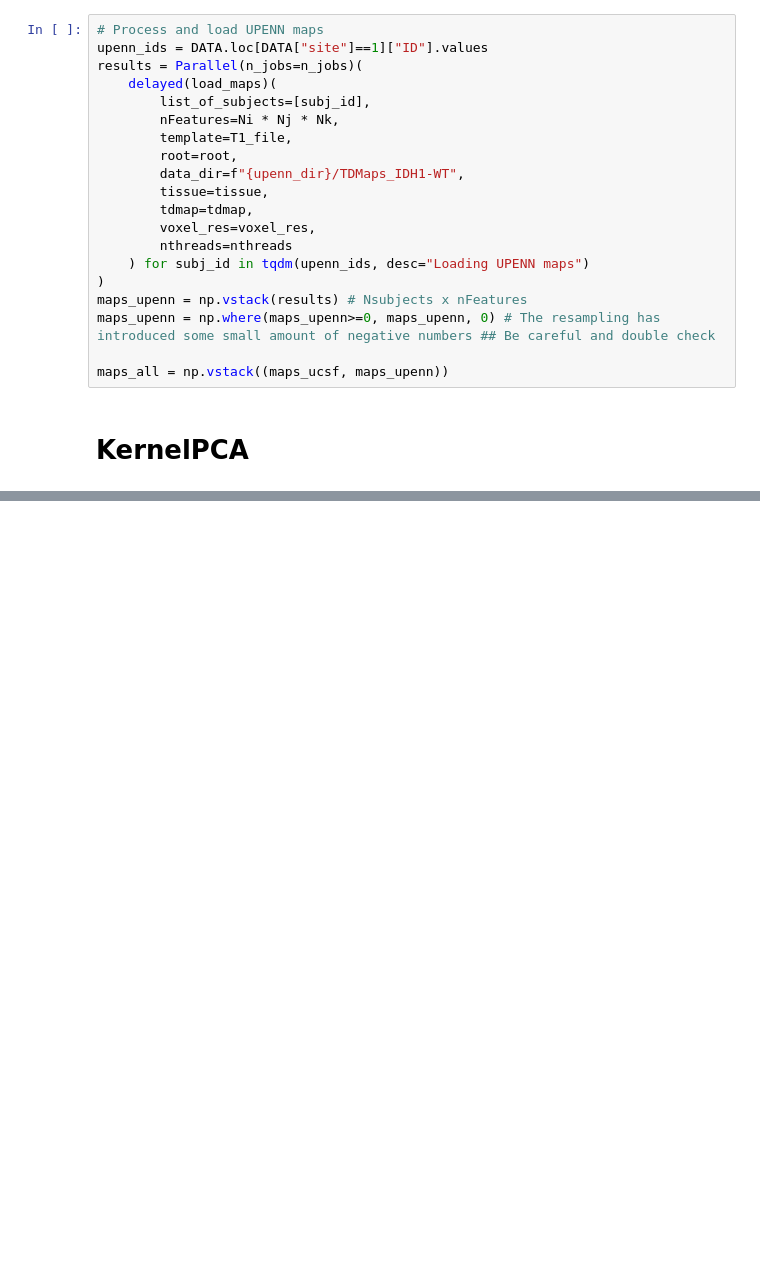
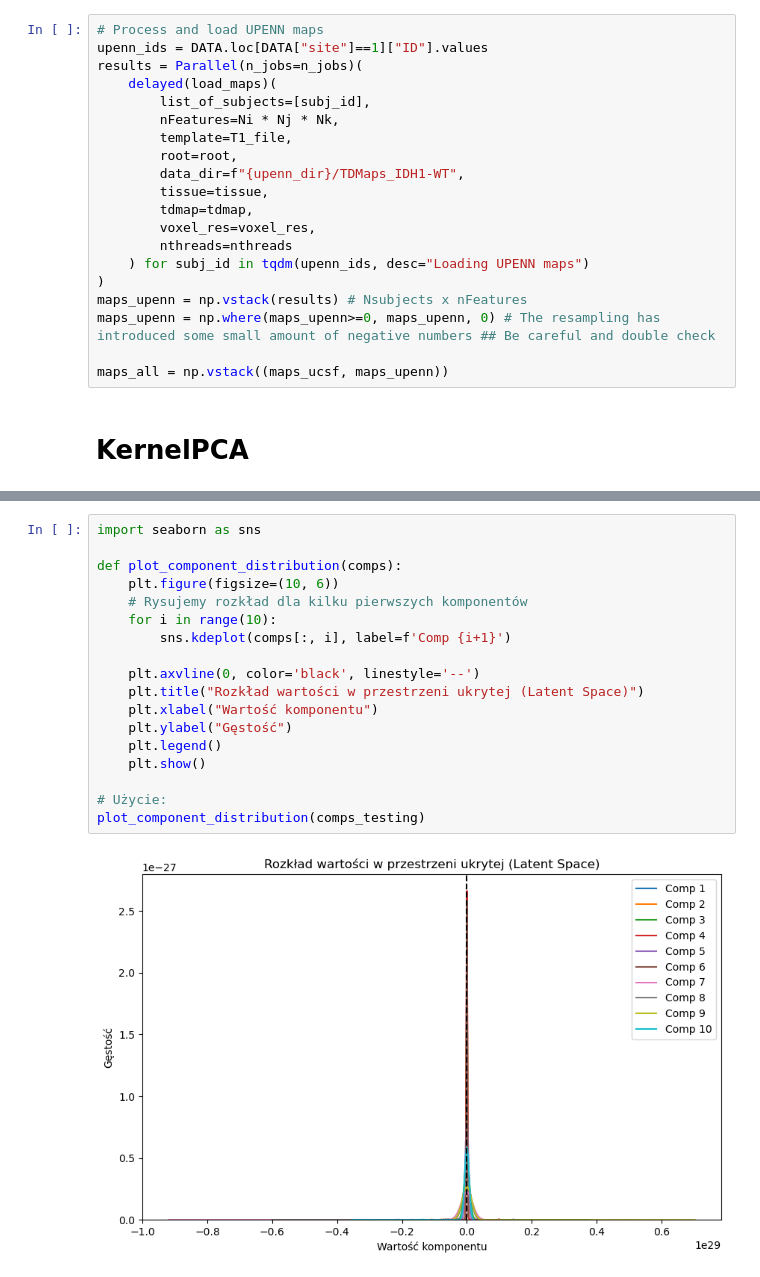
Before and after one commit to basiav/Tractography, a Jupyter notebook: old/tr_testing.ipynb, the cells around one changed output, grey strips where cells are left out. Saved outputs shown, nothing was run; the diff lists cells and outputs as text; blank space fills up the shorter version.

```diff
--- a/old/tr_testing.ipynb
+++ b/old/tr_testing.ipynb
@@ -379,0 +872,20 @@ upenn testing Concordance Index: 0.5833
+# %%
+import seaborn as sns
+
+def plot_component_distribution(comps):
+    plt.figure(figsize=(10, 6))
+    # Rysujemy rozkład dla kilku pierwszych komponentów
+    for i in range(10):
+        sns.kdeplot(comps[:, i], label=f'Comp {i+1}')
+
+    plt.axvline(0, color='black', linestyle='--')
+    plt.title("Rozkład wartości w przestrzeni ukrytej (Latent Space)")
+    plt.xlabel("Wartość komponentu")
+    plt.ylabel("Gęstość")
+    plt.legend()
+    plt.show()
+
+# Użycie:
+plot_component_distribution(comps_testing)
+# %% [output]
+[figure, added]
```
Also changed, not shown: parts of 16 cells of this notebook, 4 other files.
